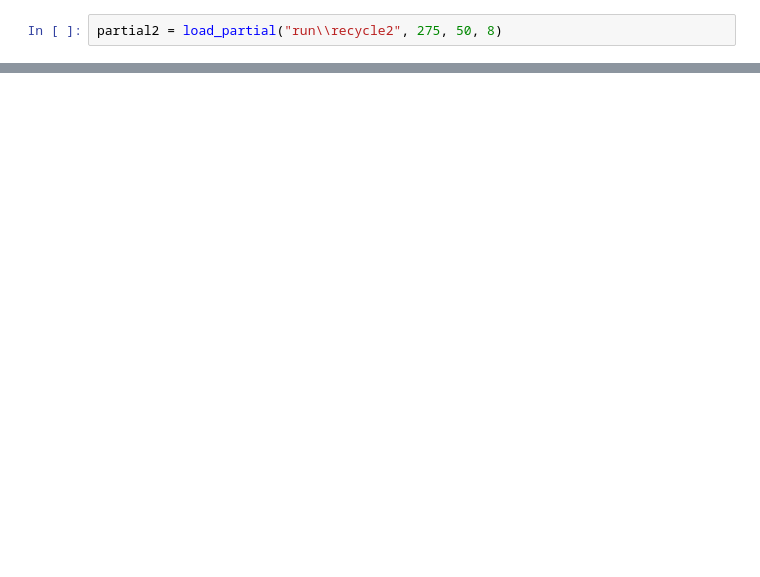
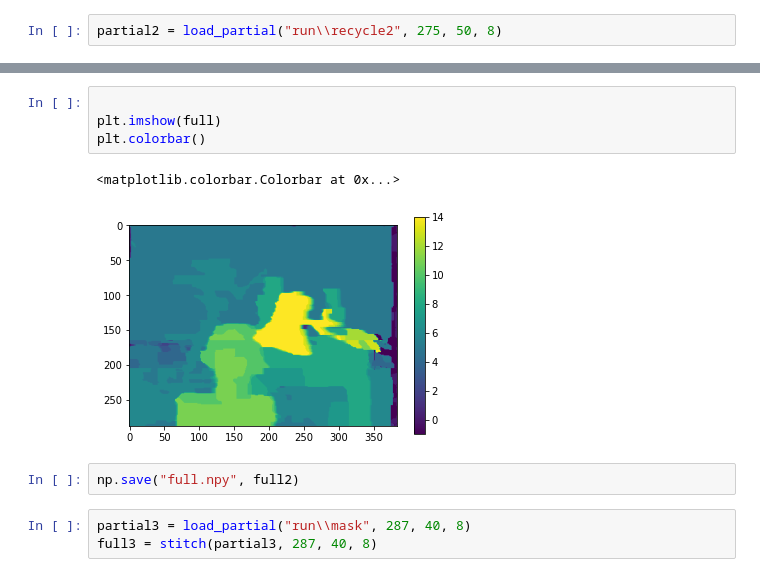
Before and after one commit to BaldPulse/Stereo_depth_energy, a Jupyter notebook: stiching.ipynb, the cells around one changed output, grey strips where cells are left out. Saved outputs shown, nothing was run; the diff lists cells and outputs as text; blank space fills up the shorter version.

```diff
--- a/stiching.ipynb
+++ b/stiching.ipynb
@@ -54,0 +88,12 @@ plt.colorbar()
+# %%
+
+plt.imshow(full)
+plt.colorbar()
+# %% [output]
+<matplotlib.colorbar.Colorbar at 0x...>
+[figure, added]
+# %%
+np.save("full.npy", full2)
+# %%
+partial3 = load_partial("run\\mask", 287, 40, 8)
+full3 = stitch(partial3, 287, 40, 8)
```
Also changed, not shown: parts of 8 cells of this notebook, 7 other files.
